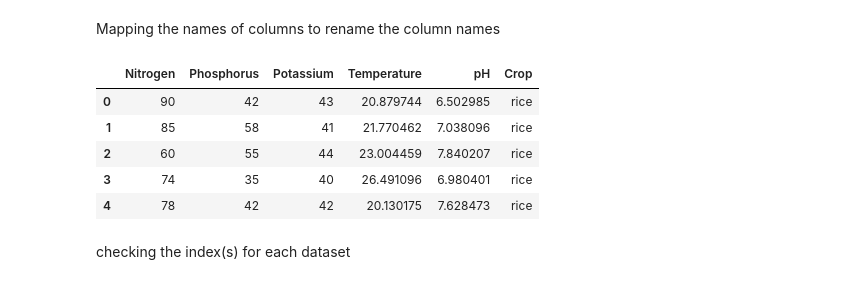
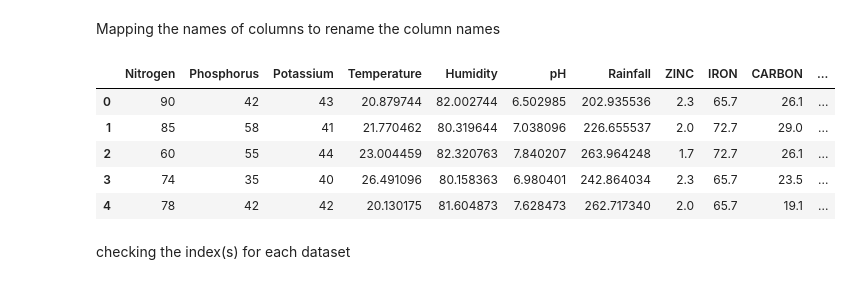
Before and after one commit to bsc-com-ne-o8-19/crop-recommendation-systm, a Jupyter notebook: demo.ipynb, the cells around one changed output. Drawn from its saved outputs; the diff is of its cells as text; code cells hidden in the pictures.

```diff
--- a/demo.ipynb
+++ b/demo.ipynb
@@ -5,6 +6,6 @@ import sklearn
 # %% [markdown]
 Importing data sets and combining them into one csv file
 # %%
-df1 = pd.read_csv("Crop_recommendation.csv")
+df1 = pd.read_csv("Crop_recommendation final.csv")
 df1.head()
 # %% [output]
@@ -38,7 +39,7 @@ Name: count, dtype: int64
 Removing unnecessary columns and rows in the data set
 # %%
 #Selecting the columns we are going to keep
-columns_to_keep_df1 =['nitrogen','phosphorus','potassium','temperature','ph','label','ZINC','IRON','CARBON','MAGNESIUM','ALUMINIUM','CALCIUM','DEPTH','STONINESS','TEXTURE']
+columns_to_keep_df1 =['nitrogen','phosphorus','potassium','temperature','humidity','ph','rainfall','ZINC','IRON','CARBON','MAGNESIUM','ALUMINIUM','CALCIUM','DEPTH','STONINESS','label']
 df1 = df1[columns_to_keep_df1]
 df1.head()
 
@@ -51,34 +52,34 @@ Mapping the names of columns to rename the column names
 # %%
 column_mapping = {
     'nitrogen':'Nitrogen',
     'phosphorus': 'Phosphorus',
     'potassium': 'Potassium',
     'temperature': 'Temperature',
+    'humidity':'Humidity',
     'ph': 'pH',
     'rainfall': 'Rainfall',
-    'ZINC': 'Zinc',
-    'IRON': 'Iron',
-    'CARBON':'Carbon',
-    'MAGNESIUM' :'Magnesium',
-    'ALUMINIUM':'Aluminium',
-    'CALCIUM':'Calcium',
-    'DEPTH':'Depth',
-    'STONINESS':'Stoniness',
-    'TEXTURE':'Texture',
-    'label' : 'Crop'
+    'ZINC' : 'ZINC',
+    'IRON' : 'IRON',
+    'CARBON' : 'CARBON',
+    'MAGNESIUM' : 'MAGNESIUM',
+    'ALUMINIUM' : 'ALUMINIUM',
+    'CALCIUM' : 'CALCIUM',
+    'DEPTH' : 'DEPTH',
+    'STONINESS' : 'STONINESS',
+      'label' : 'Crop',
 
 }
 
 # Rename columns in new_df1 based on the mapping
 new_df1 = new_df1.rename(columns=column_mapping)
 new_df1.head()
 # %% [output]
-|  | Nitrogen | Phosphorus | Potassium | Temperature | pH | Crop |
-| 0 | 90 | 42 | 43 | 20.879744 | 6.502985 | rice |
-| 1 | 85 | 58 | 41 | 21.770462 | 7.038096 | rice |
-| 2 | 60 | 55 | 44 | 23.004459 | 7.840207 | rice |
-| 3 | 74 | 35 | 40 | 26.491096 | 6.980401 | rice |
-| 4 | 78 | 42 | 42 | 20.130175 | 7.628473 | rice |
+|  | Nitrogen | Phosphorus | Potassium | Temperature | Humidity | pH | Rainfall | ZINC | IRON | CARBON | ... |
+| 0 | 90 | 42 | 43 | 20.879744 | 82.002744 | 6.502985 | 202.935536 | 2.3 | 65.7 | 26.1 | ... |
+| 1 | 85 | 58 | 41 | 21.770462 | 80.319644 | 7.038096 | 226.655537 | 2.0 | 72.7 | 29.0 | ... |
+| 2 | 60 | 55 | 44 | 23.004459 | 82.320763 | 7.840207 | 263.964248 | 1.7 | 72.7 | 26.1 | ... |
+| 3 | 74 | 35 | 40 | 26.491096 | 80.158363 | 6.980401 | 242.864034 | 2.3 | 65.7 | 23.5 | ... |
+| 4 | 78 | 42 | 42 | 20.130175 | 81.604873 | 7.628473 | 262.717340 | 2.0 | 65.7 | 19.1 | ... |
 # %% [markdown]
 checking the index(s) for each dataset
 # %%
```
Also changed, not shown: parts of 15 cells of this notebook.
